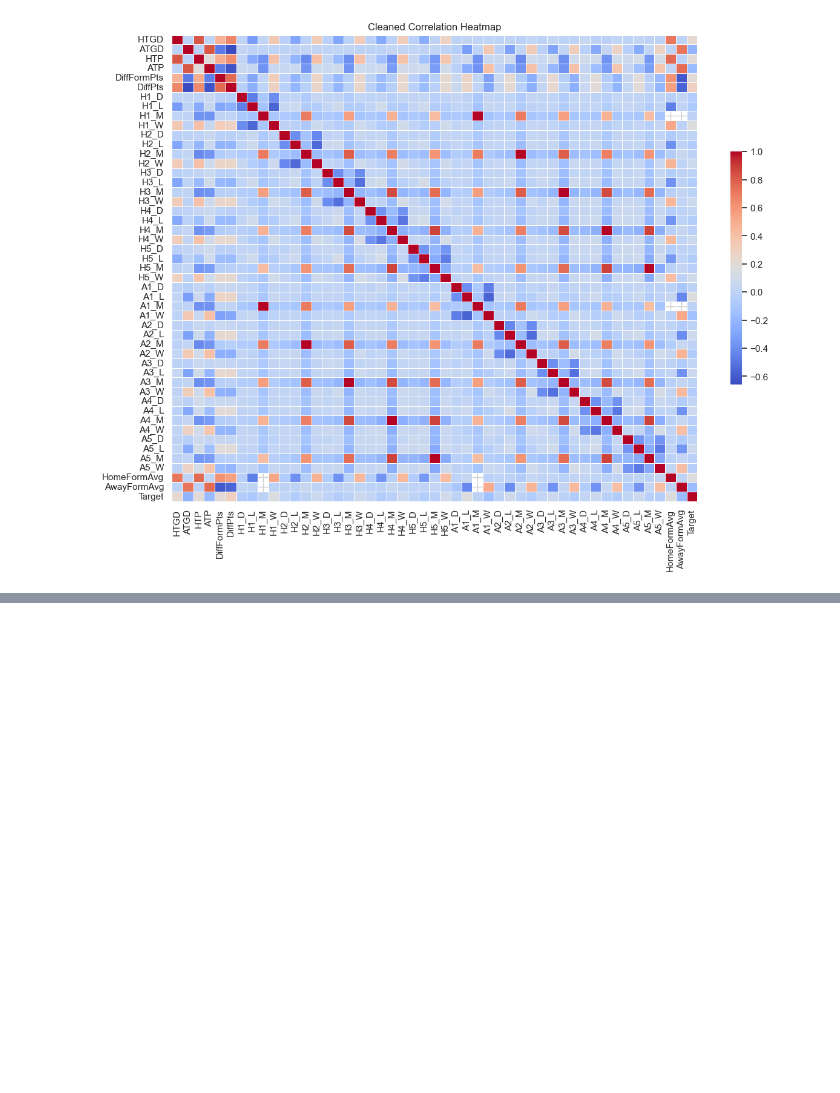
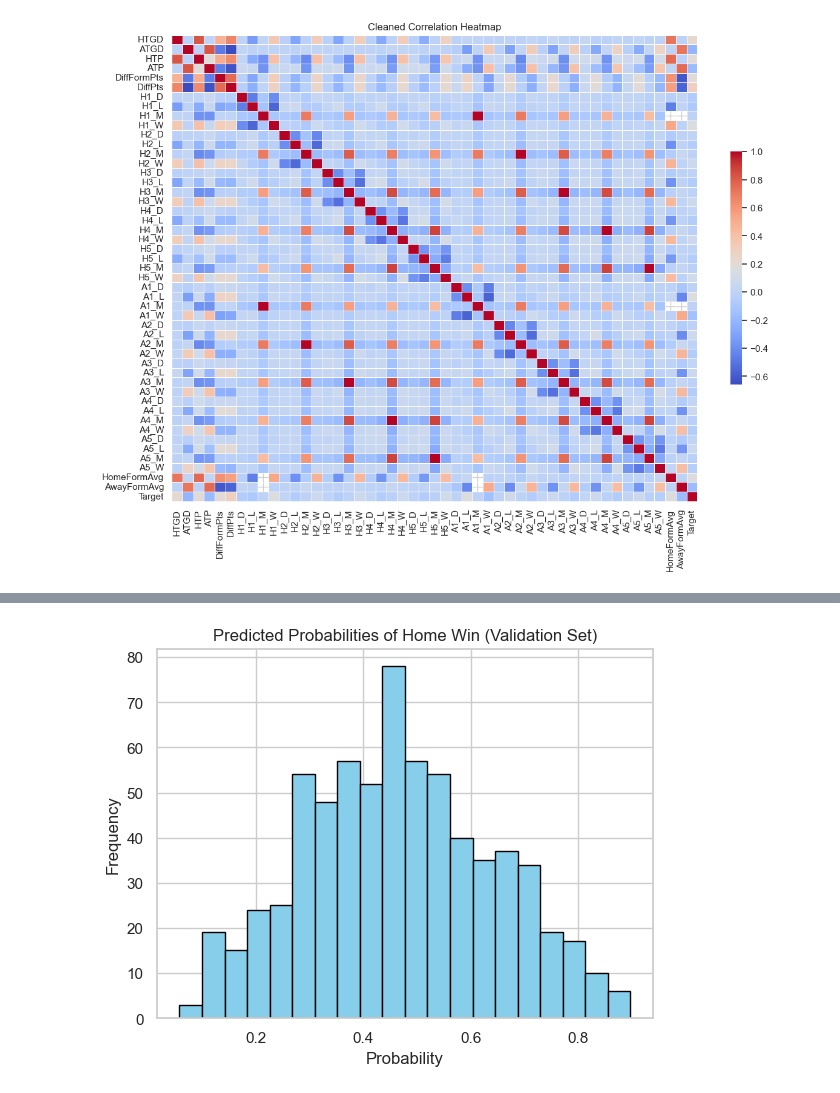
Before and after one commit to sahildayal/PremierLeagueMLProject, a Jupyter notebook: main.ipynb, the cells around one changed output, grey strips where cells are left out. Saved outputs shown, nothing was run; the diff lists cells and outputs as text; code cells hidden in the pictures; blank space fills up the shorter version.

Commit message:
basic logistic regression model

```diff
--- a/main.ipynb
+++ b/main.ipynb
@@ -211,0 +242,13 @@ plt.show()
+# %%
+#filling NaNs with 0 (aka meaning no info)
+X_encoded.fillna(0, inplace=True)
+# %%
+from sklearn.model_selection import train_test_split
+X_train, X_temp, y_train, y_temp = train_test_split(X_encoded, y, test_size=0.2, random_state=42)
+X_val, X_test, y_val, y_test = train_test_split(X_temp, y_temp, test_size=0.5, random_state=42)
+# %%
+from sklearn.linear_model import LogisticRegression
+
+#regularization strength C = 10000 to match your previous model
+clf = LogisticRegression(C=10000, max_iter=1000)
+clf.fit(X_train, y_train)
@@ -211,0 +290,10 @@ plt.show()
+# %%
+#lmao seeing confidence of the model
+y_probs = clf.predict_proba(X_val)[:, 1]  # probability of home win
+plt.hist(y_probs, bins=20, color='skyblue', edgecolor='black')
+plt.title("Predicted Probabilities of Home Win (Validation Set)")
+plt.xlabel("Probability")
+plt.ylabel("Frequency")
+plt.show()
+# %% [output]
+[figure, added]
```
Also changed, not shown: parts of 5 cells of this notebook.
